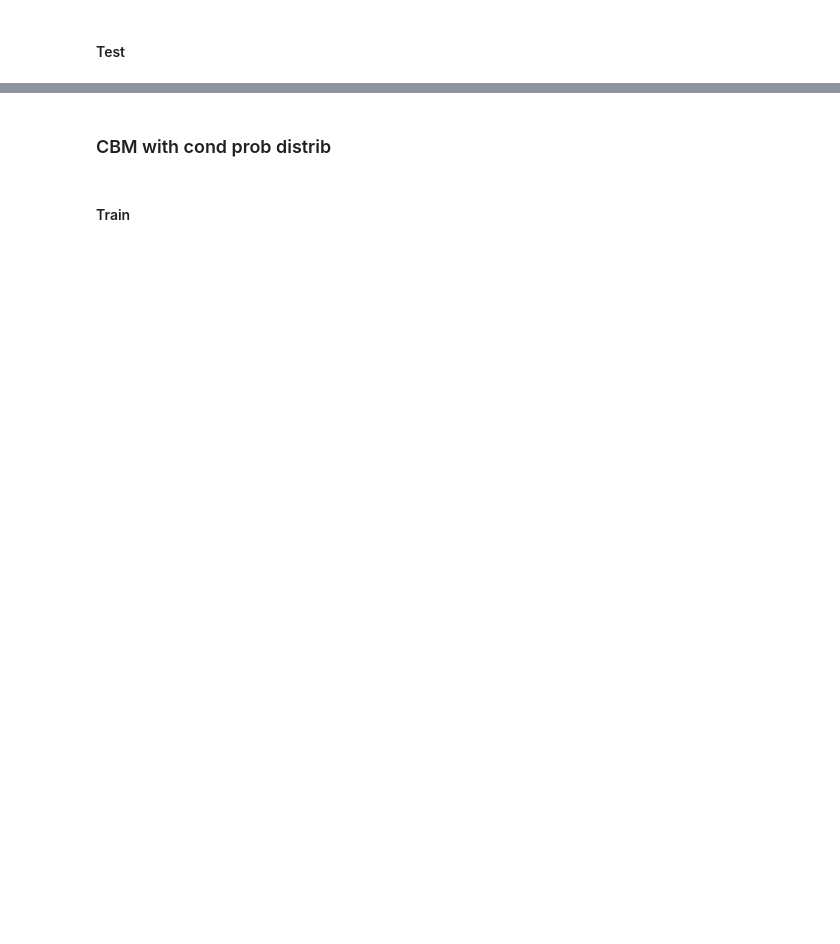
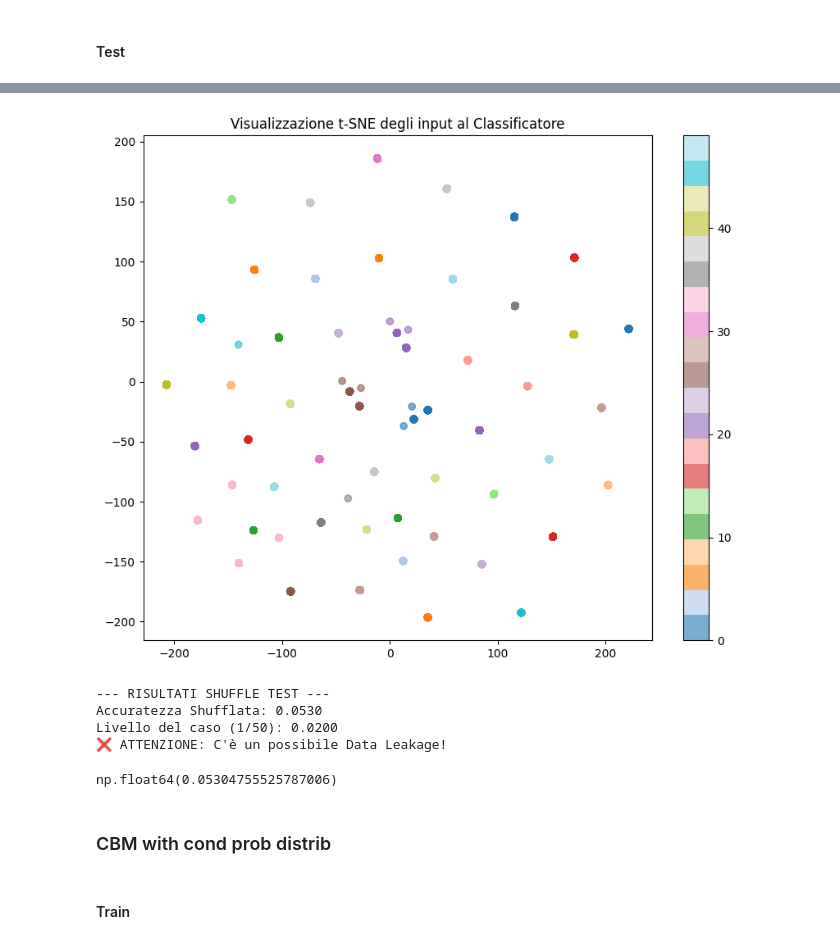
Before and after one commit to stefano-gamba/BoxEmbeddingCBM, a Jupyter notebook: notebooks/a-priori-boxes.ipynb, the cells around one changed output, grey strips where cells are left out. Cells and saved outputs as stored; diff of their text form; code cells hidden in the pictures; blank space fills up the shorter version.

Commit message:
shuffle test

```diff
--- a/notebooks/a-priori-boxes.ipynb
+++ b/notebooks/a-priori-boxes.ipynb
@@ -288,3 +332,22 @@ explain_prediction(model, test_dataloader, concepts, classes, class_concept_matr
+# %%
+from src.CHM.interpretation import visualizza_separabilita, shuffle_test
+
+visualizza_separabilita(
+    model=model,
+    test_dataloader=test_dataloader,
+    class_concept_matrix=class_concept_matrix,
+    boxes_tensor=box_tensors,
+)
+# %% [output]
+[figure, added]
+# %%
+shuffle_test(model, test_dataloader, class_concept_matrix, box_tensors)
+# %% [output]
+--- RISULTATI SHUFFLE TEST ---
+Accuratezza Shufflata: 0.0530
+Livello del caso (1/50): 0.0200
+❌ ATTENZIONE: C'è un possibile Data Leakage!
+np.float64(0.05304755525787006)
 # %% [markdown]
 ### CBM with cond prob distrib
 # %% [markdown]
```
Also changed, not shown: parts of 18 cells of this notebook, 1 other file.
